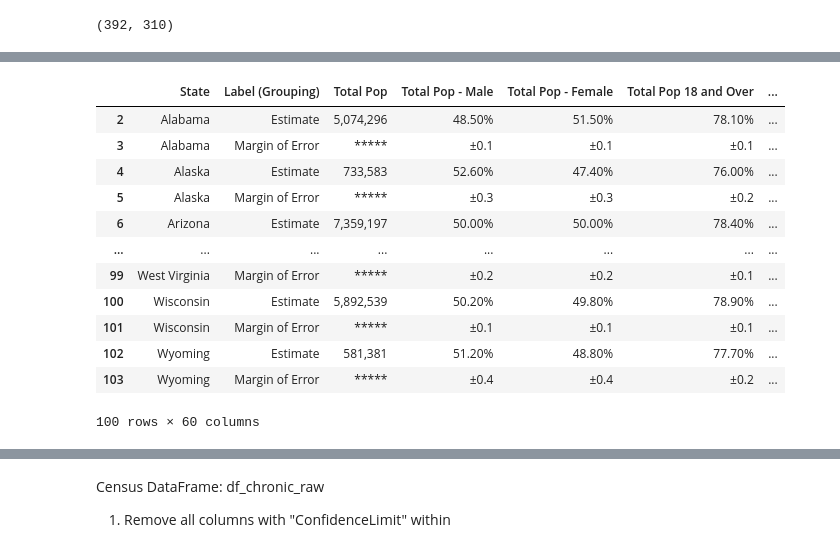
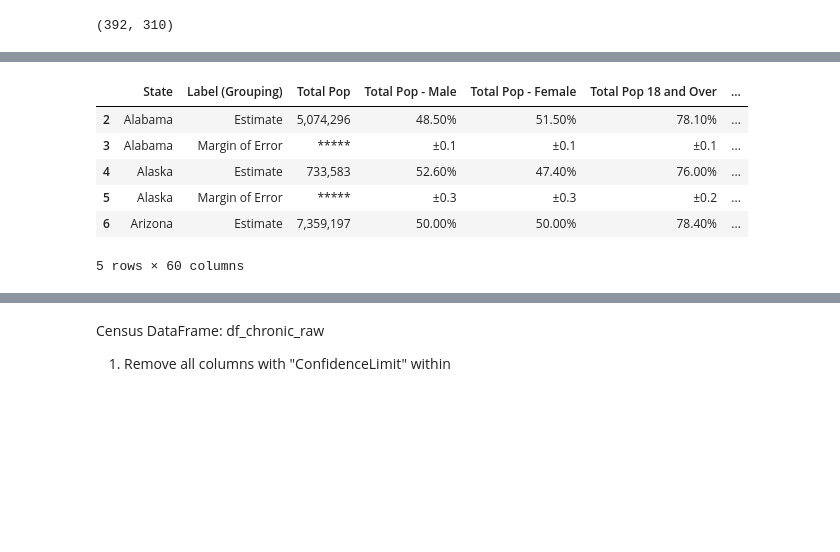
Before and after one commit to duhoang920/siads_593_milestone_1, a Jupyter notebook: main.ipynb, the cells around one changed output, grey strips where cells are left out. Cells and saved outputs as stored; diff of their text form; code cells hidden in the pictures; blank space fills up the shorter version.

```diff
--- a/main.ipynb
+++ b/main.ipynb
@@ -119,21 +107,15 @@ display(df_state_only_cols)
 # %%
 # Updating the column labels to a more friendly version.
 df_state_only_final = census_rename_cols(df_state_only_cols)
-display(df_state_only_final)
+display(df_state_only_final.head())
 # %% [output]
 |  | State | Label (Grouping) | Total Pop | Total Pop - Male | Total Pop - Female | Total Pop 18 and Over | ... |
 | 2 | Alabama | Estimate | 5,074,296 | 48.50% | 51.50% | 78.10% | ... |
 | 3 | Alabama | Margin of Error | ***** | ±0.1 | ±0.1 | ±0.1 | ... |
 | 4 | Alaska | Estimate | 733,583 | 52.60% | 47.40% | 76.00% | ... |
 | 5 | Alaska | Margin of Error | ***** | ±0.3 | ±0.3 | ±0.2 | ... |
 | 6 | Arizona | Estimate | 7,359,197 | 50.00% | 50.00% | 78.40% | ... |
-| ... | ... | ... | ... | ... | ... | ... | ... |
-| 99 | West Virginia | Margin of Error | ***** | ±0.2 | ±0.2 | ±0.1 | ... |
-| 100 | Wisconsin | Estimate | 5,892,539 | 50.20% | 49.80% | 78.90% | ... |
-| 101 | Wisconsin | Margin of Error | ***** | ±0.1 | ±0.1 | ±0.1 | ... |
-| 102 | Wyoming | Estimate | 581,381 | 51.20% | 48.80% | 77.70% | ... |
-| 103 | Wyoming | Margin of Error | ***** | ±0.4 | ±0.4 | ±0.2 | ... |
-100 rows × 60 columns
+5 rows × 60 columns
 # %%
 # split the dataset into 2 datasets, 1 - estimate value, 1 - moe
 df_state_only_estimate, df_state_only_moe = df_split(df_state_only_final, 'Label (Grouping)', 'Estimate', 'Margin of Error')
```
Also changed, not shown: parts of 11 cells of this notebook, 1 other file.
